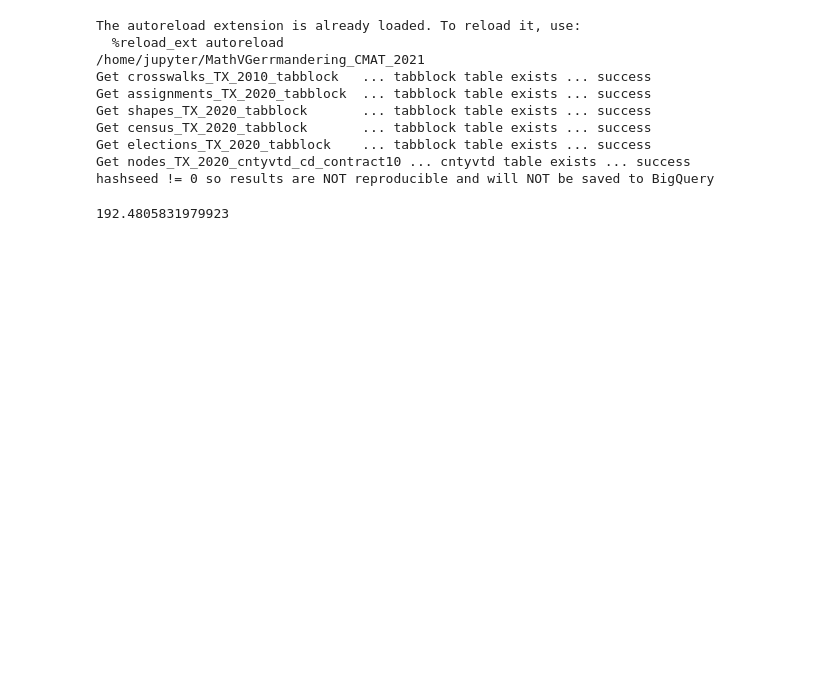
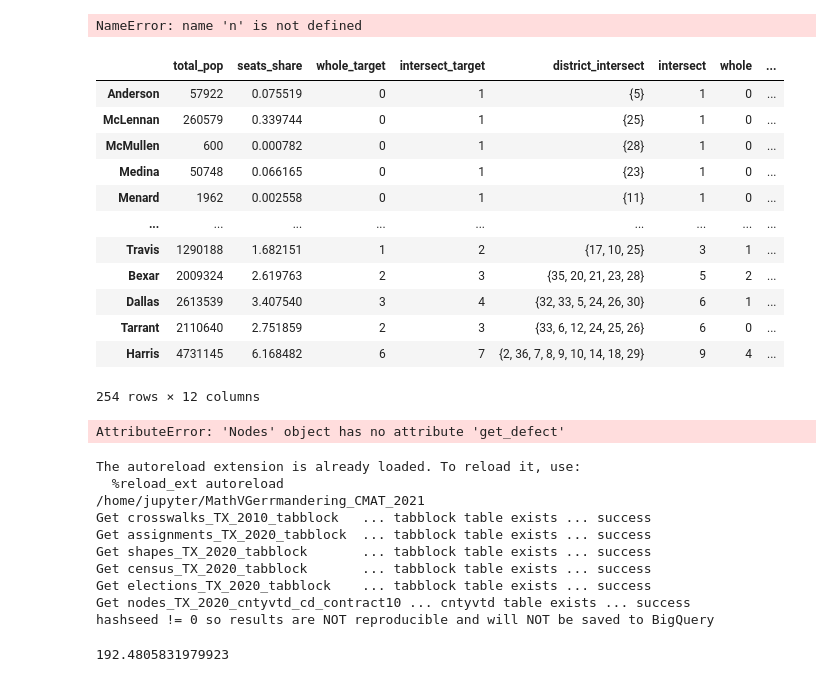
Before and after one commit to Tarleton-Math/MathVGerrmandering_CMAT_2021, a Jupyter notebook: redistricter.ipynb, the cells around one changed output. Drawn from its saved outputs; the diff is of its cells as text; code cells hidden in the pictures; blank space fills up the shorter version.

```diff
--- a/redistricter.ipynb
+++ b/redistricter.ipynb
@@ -18,23 +18,23 @@ nodes_opts = {
 }
 
 mcmc_opts = {
-    'max_steps'             : 1000000,
+    'max_steps'             : 6,
     'pop_diff_exp'          : 2,
-    'defect_valid_activate' : 1000,
-    'defect_valid_factor'   : 1.0,
+    'defect_multiplier'     : 5.0,
     'anneal'                : 0,
     'pop_deviation_target'  : 0.01,
-    'pop_deviation_stop'    : 'True',
-    'report_period'         : 100,
-    'save_period'           : 500,
+    'pop_deviation_stop'    : False,
+    'report_period'         : 1,
+    'save_period'           : 3,
 }
 
 run_opts = {
-    'seed_start'      : 1000000,
+    'seed_start'      : 9000000,
     'jobs_per_worker' : 1,
     'workers'         : 1,
 }
 
 N = Nodes(**nodes_opts)
 M = MCMC(nodes_tbl=N.tbl)
-M.post_process()
+M.run_chain()
+# M.post_process()
@@ -41,3 +112,32 @@ M.post_process()
+# %%
+M.counties
+# M.nodes_df
+M.graph.nodes['001']['cd']
+for n, data_node in M.graph.nodes[n]:
+    pass
+# %% [output]
+NameError: name 'n' is not defined
+# %%
+df = M.get_defect(return_df=True)
+df.sort_values('intersect')
+# %% [output]
+|  | total_pop | seats_share | whole_target | intersect_target | district_intersect | intersect | whole | ... |
+| Anderson | 57922 | 0.075519 | 0 | 1 | {5} | 1 | 0 | ... |
+| McLennan | 260579 | 0.339744 | 0 | 1 | {25} | 1 | 0 | ... |
+| McMullen | 600 | 0.000782 | 0 | 1 | {28} | 1 | 0 | ... |
+| Medina | 50748 | 0.066165 | 0 | 1 | {23} | 1 | 0 | ... |
+| Menard | 1962 | 0.002558 | 0 | 1 | {11} | 1 | 0 | ... |
+| ... | ... | ... | ... | ... | ... | ... | ... | ... |
+| Travis | 1290188 | 1.682151 | 1 | 2 | {17, 10, 25} | 3 | 1 | ... |
+| Bexar | 2009324 | 2.619763 | 2 | 3 | {35, 20, 21, 23, 28} | 5 | 2 | ... |
+| Dallas | 2613539 | 3.407540 | 3 | 4 | {32, 33, 5, 24, 26, 30} | 6 | 1 | ... |
+| Tarrant | 2110640 | 2.751859 | 2 | 3 | {33, 6, 12, 24, 25, 26} | 6 | 0 | ... |
+| Harris | 4731145 | 6.168482 | 6 | 7 | {2, 36, 7, 8, 9, 10, 14, 18, 29} | 9 | 4 | ... |
+254 rows × 12 columns
+# %%
+print(N.get_defect(return_df=True))
+# %% [output]
+AttributeError: 'Nodes' object has no attribute 'get_defect'
 # %%
 %load_ext autoreload
 %autoreload
```
Also changed, not shown: parts of 4 cells of this notebook, 2 other files.
